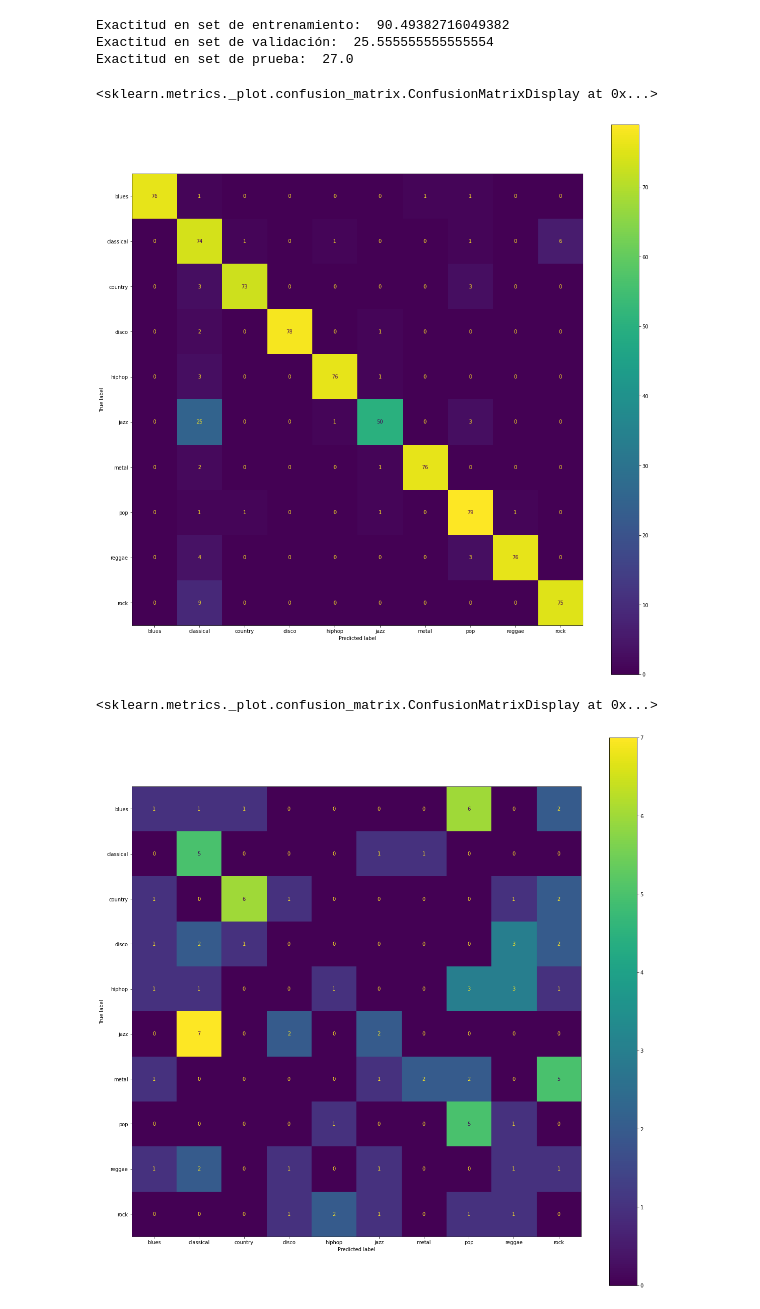
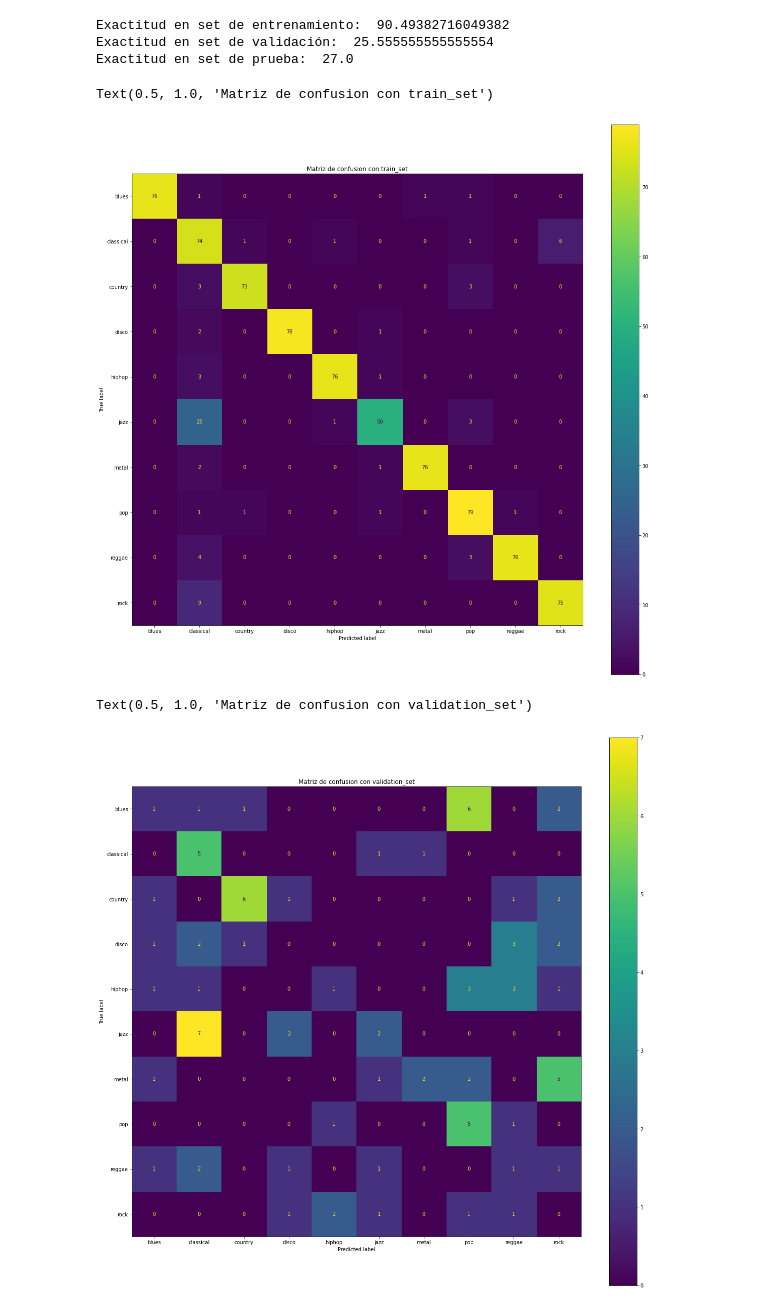
Before and after one commit to LuisParedes1/TP4, a Jupyter notebook: TP4-ModeloOficial.ipynb, the cells around one changed output. Cells and saved outputs as stored; diff of their text form; code cells hidden in the pictures.

```diff
--- a/TP4-ModeloOficial.ipynb
+++ b/TP4-ModeloOficial.ipynb
@@ -148,16 +148,18 @@ from sklearn.metrics import ConfusionMatrixDisplay, confusion_matrix, plot_confu
 fig, ax = plt.subplots(figsize=(20, 20))
 
 plot_confusion_matrix(forest_clf, x_train, y_train, ax=ax)
+ax.set_title('Matriz de confusion con train_set')
 # %% [output]
-<sklearn.metrics._plot.confusion_matrix.ConfusionMatrixDisplay at 0x...>
+Text(0.5, 1.0, 'Matriz de confusion con train_set')
-[figure, old version]
+[figure, new version]
 # %%
 fig, ax = plt.subplots(figsize=(20, 20))
 
 plot_confusion_matrix(forest_clf, x_val, y_val, ax=ax)
+ax.set_title('Matriz de confusion con validation_set')
 # %% [output]
-<sklearn.metrics._plot.confusion_matrix.ConfusionMatrixDisplay at 0x...>
+Text(0.5, 1.0, 'Matriz de confusion con validation_set')
-[figure, old version]
+[figure, new version]
 # %%
 fig, ax = plt.subplots(figsize=(20, 20))
 
```
Also changed, not shown: parts of 2 cells of this notebook.
